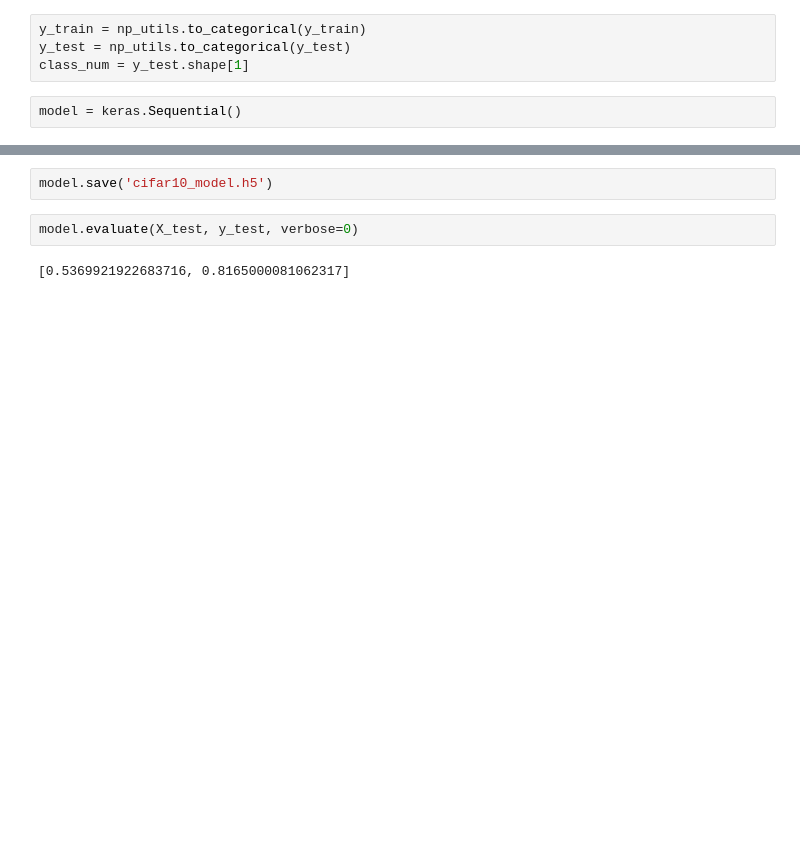
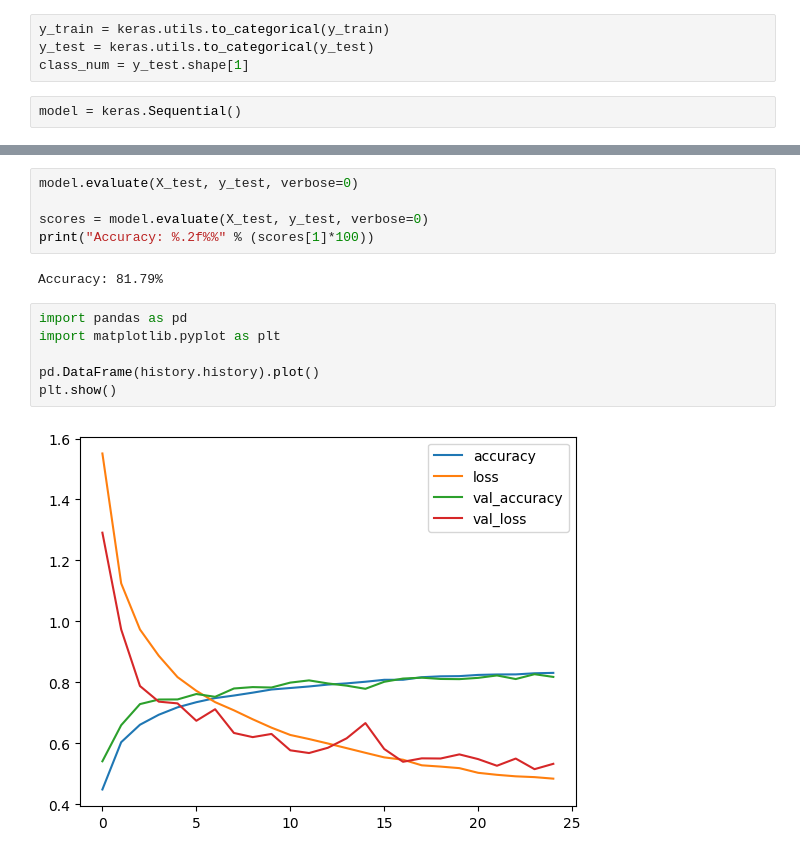
Before and after one commit to stepkabeast/practice_terrain_classifier, a Jupyter notebook: SA-ImageRecognition.ipynb, the cells around one changed output, grey strips where cells are left out. Drawn from its saved outputs; the diff is of its cells as text; blank space fills up the shorter version.

```diff
--- a/SA-ImageRecognition.ipynb
+++ b/SA-ImageRecognition.ipynb
@@ -15,8 +20,8 @@ X_test = X_test.astype('float32')
 X_train = X_train / 255.0
 X_test = X_test / 255.0
 # %%
-y_train = np_utils.to_categorical(y_train)
-y_test = np_utils.to_categorical(y_test)
+y_train = keras.utils.to_categorical(y_train)
+y_test = keras.utils.to_categorical(y_test)
 class_num = y_test.shape[1]
 # %%
 model = keras.Sequential()
@@ -92,9 +104,18 @@ Epoch 25/25
-# %%
-model.save('cifar10_model.h5')
 # %%
 model.evaluate(X_test, y_test, verbose=0)
+
+scores = model.evaluate(X_test, y_test, verbose=0)
+print("Accuracy: %.2f%%" % (scores[1]*100))
 # %% [output]
-[0.5369921922683716, 0.8165000081062317]
+Accuracy: 81.79%
+# %%
+import pandas as pd
+import matplotlib.pyplot as plt
+
+pd.DataFrame(history.history).plot()
+plt.show()
+# %% [output]
+[figure, added]
 # %%
 import numpy as np
 from keras.preprocessing import image
```
Also changed, not shown: parts of 6 cells of this notebook.
